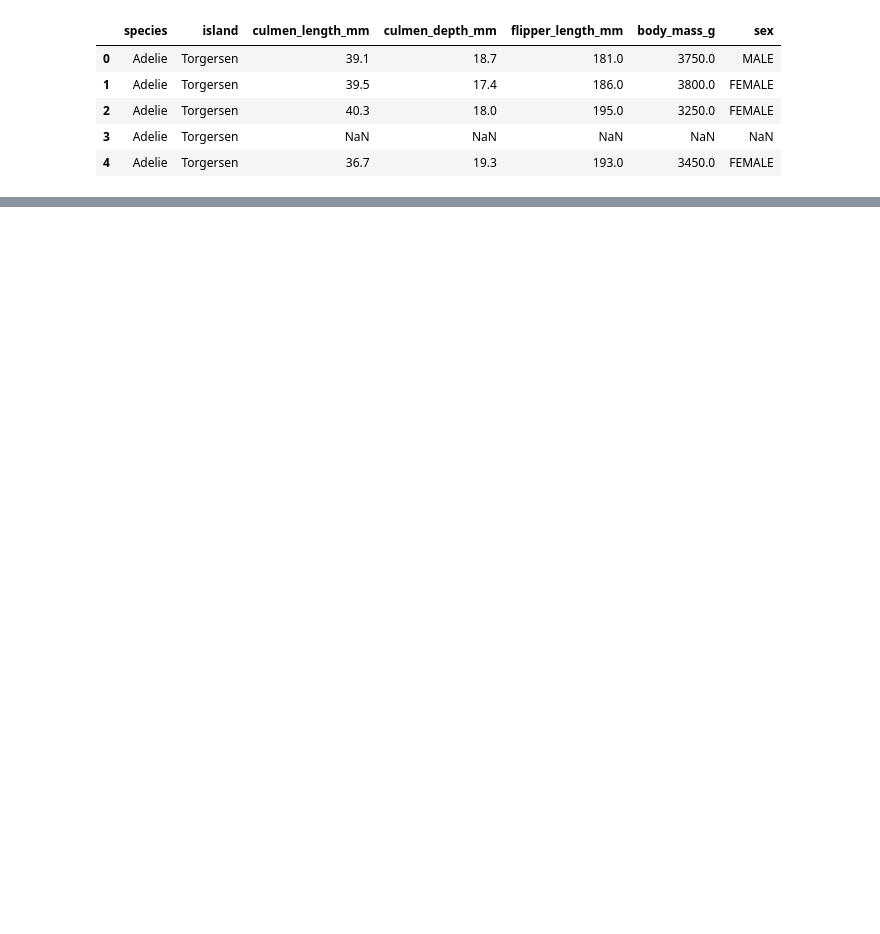
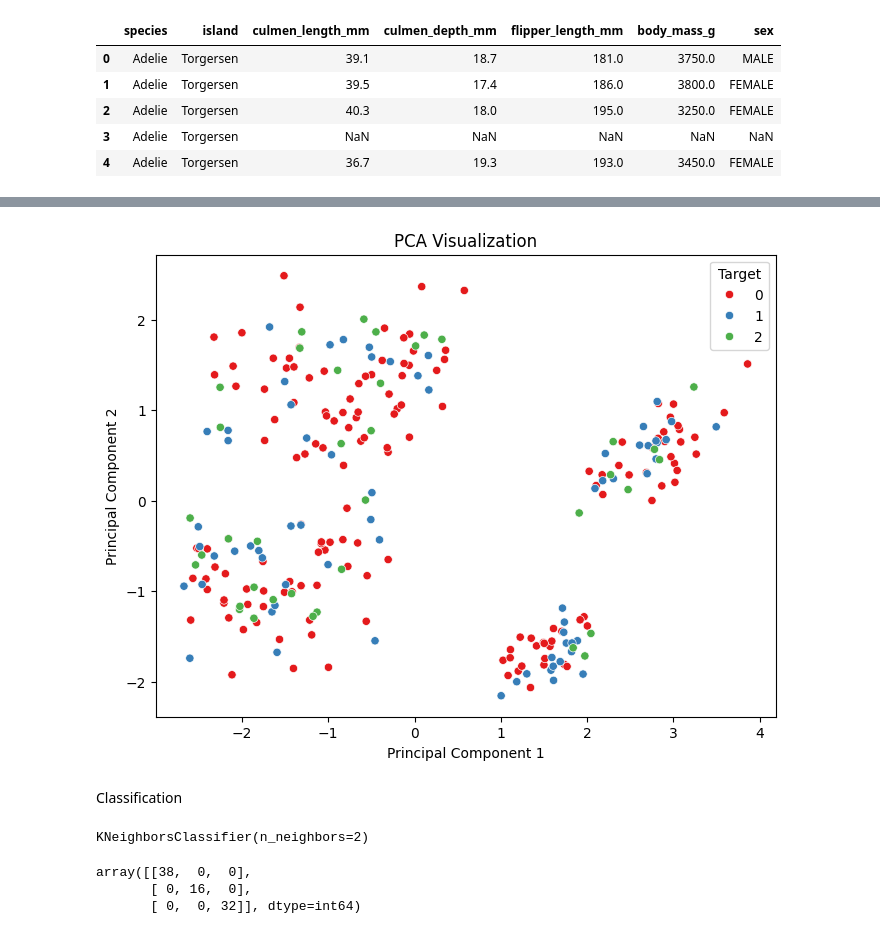
Before and after one commit to katarzynamichalskaa/Penguin_Analyst, a Jupyter notebook: penguin_analyst/penguin_analyst.ipynb, the cells around one changed output, grey strips where cells are left out. Drawn from its saved outputs; the diff is of its cells as text; code cells hidden in the pictures; blank space fills up the shorter version.

```diff
--- a/penguin_analyst/penguin_analyst.ipynb
+++ b/penguin_analyst/penguin_analyst.ipynb
@@ -40,0 +68,2 @@ memory usage: 20.9+ KB
+# %%
+X_train, X_test, y_train, y_test = train_test_split(X, y, test_size=0.25)
@@ -40,0 +72,13 @@ memory usage: 20.9+ KB
+# %%
+scaler = StandardScaler()
+
+standarded_data_test_X = scaler.fit_transform(X_test)
+standarded_data_train_X = scaler.fit_transform(X_train)
+
+standarded_data_test_X = pd.DataFrame(data=standarded_data_test_X, columns=X.columns)
+standarded_data_train_X = pd.DataFrame(data=standarded_data_train_X, columns=X.columns)
+# %%
+pca = PCA(n_components=4)
+# %%
+principal_components_train_X = pca.fit_transform(standarded_data_train_X)
+principal_components_test_X = pca.fit_transform(standarded_data_test_X)
@@ -40,0 +89,16 @@ memory usage: 20.9+ KB
+# %%
+principal_df = pd.DataFrame(data=principal_components_train_X, columns=[f'PC{i}' for i in range(1, 5)])
+final_df = pd.concat([principal_df, pd.DataFrame(y, columns=['species'])], axis=1)
+
+# Plot the PCA result
+plt.figure(figsize=(8, 6))
+sns.scatterplot(x='PC1', y='PC2', hue='species', data=final_df, palette='Set1')
+plt.title('PCA Visualization')
+plt.xlabel('Principal Component 1')
+plt.ylabel('Principal Component 2')
+plt.legend(title='Target', loc='upper right')
+plt.show()
+# %% [output]
+[figure, added]
+# %% [markdown]
+Classification
@@ -40,0 +107,4 @@ memory usage: 20.9+ KB
+# %%
+knn.fit(principal_components_train_X, y_train)
+# %% [output]
+KNeighborsClassifier(n_neighbors=2)
@@ -40,0 +113,7 @@ memory usage: 20.9+ KB
+# %%
+conf_matrix = confusion_matrix(y_test, pred)
+conf_matrix
+# %% [output]
+array([[38,  0,  0],
+       [ 0, 16,  0],
+       [ 0,  0, 32]], dtype=int64)
```
Also changed, not shown: parts of 13 cells of this notebook, 1 other file.
